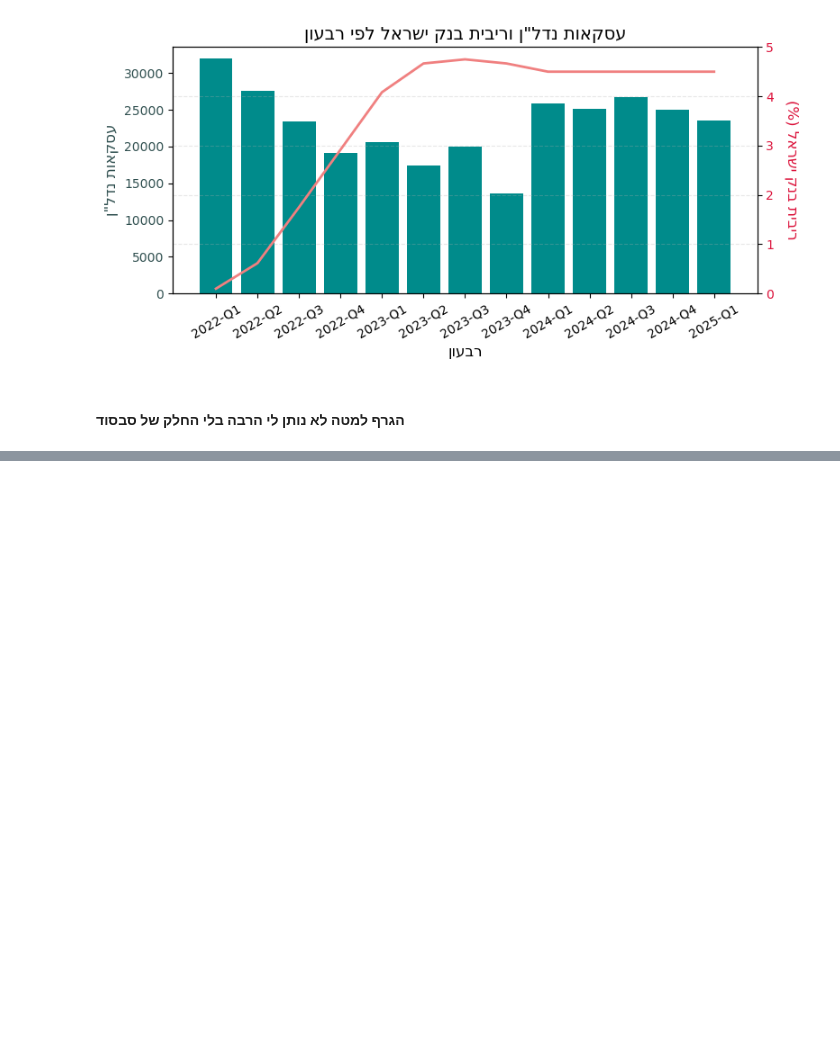
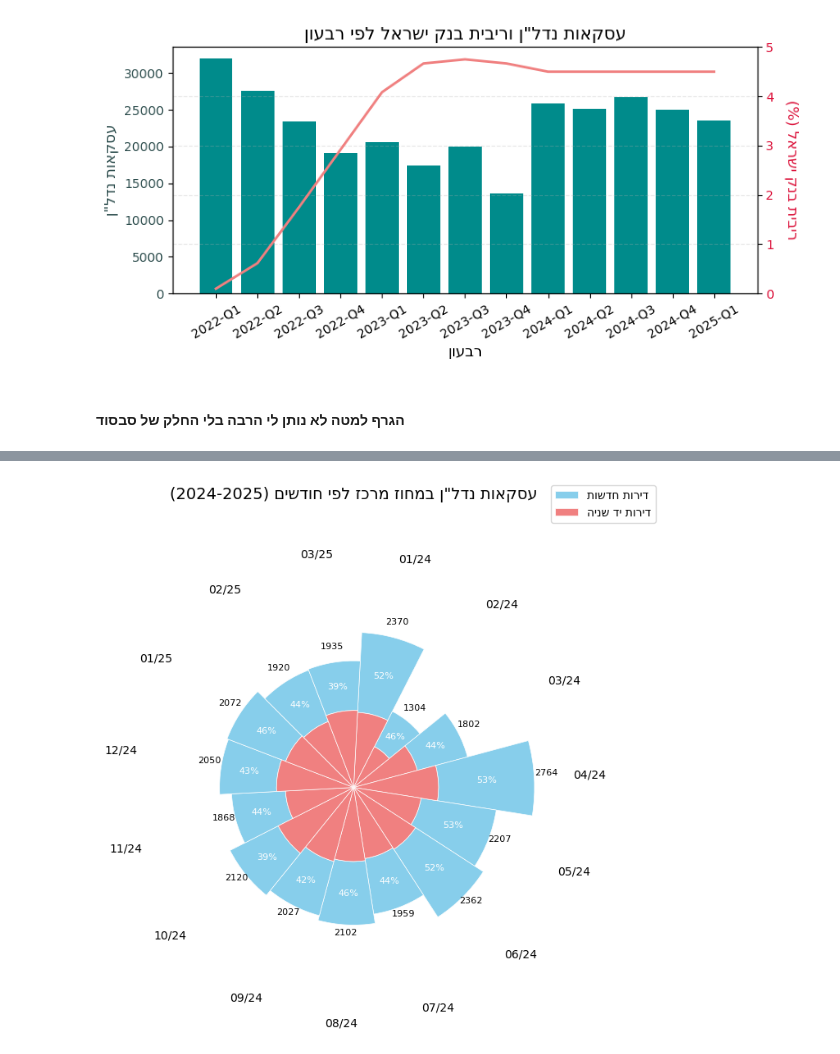
Before and after one commit to Saarp84/portfolio, a Jupyter notebook: Nadlan/nadlaning.ipynb, the cells around one changed output, grey strips where cells are left out. Cells and saved outputs as stored; diff of their text form; code cells hidden in the pictures; blank space fills up the shorter version.

```diff
--- a/Nadlan/nadlaning.ipynb
+++ b/Nadlan/nadlaning.ipynb
@@ -122,0 +461,4 @@ plt.show()
+# %%
+plot_monthly_rose2(long_df, region='central', title = 'עסקאות נדל"ן במחוז מרכז לפי חודשים' )
+# %% [output]
+[figure, added]
```
Also changed, not shown: parts of 10 cells of this notebook.
